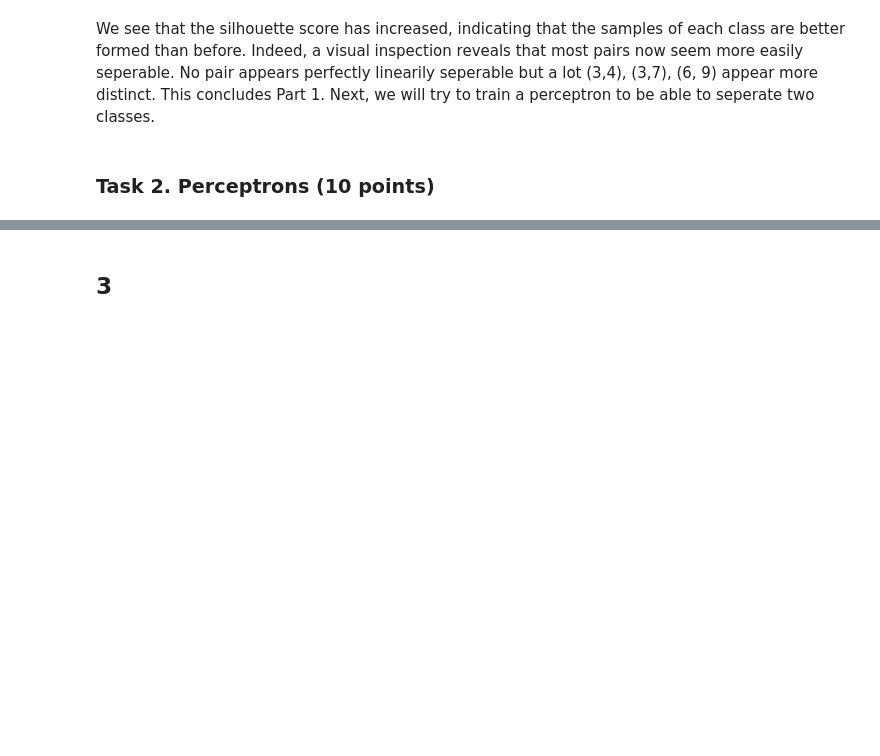
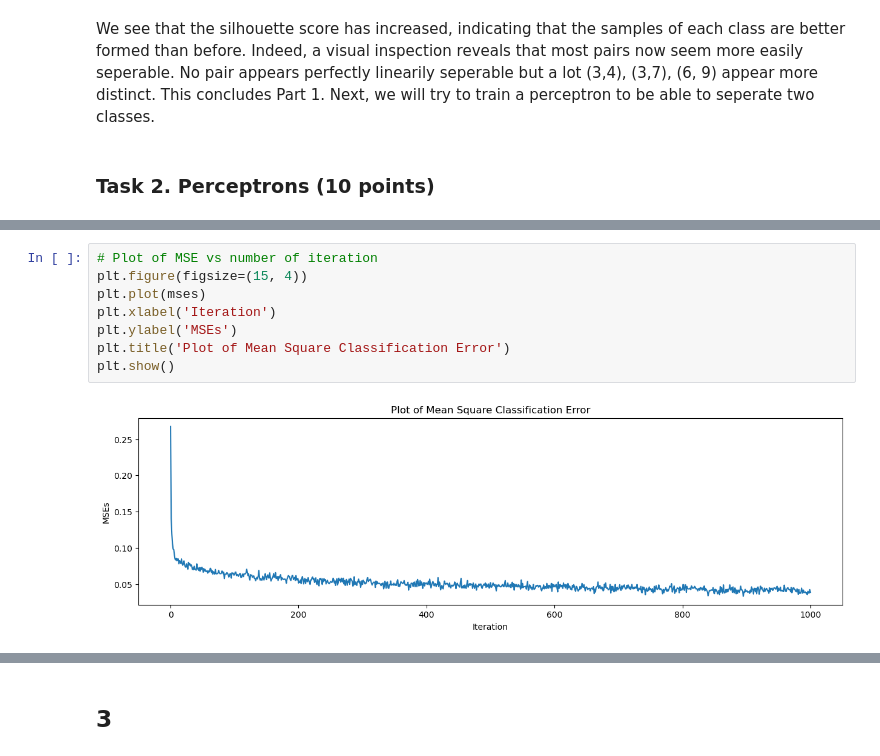
Before and after one commit to Manouil/ffoml, a Jupyter notebook: ga2.ipynb, the cells around one changed output, grey strips where cells are left out. Drawn from its saved outputs; the diff is of its cells as text; blank space fills up the shorter version.

```diff
--- a/ga2.ipynb
+++ b/ga2.ipynb
@@ -165,0 +251,10 @@ We see that the silhouette score has increased, indicating that the samples of e
+# %%
+# Plot of MSE vs number of iteration
+plt.figure(figsize=(15, 4))
+plt.plot(mses)
+plt.xlabel('Iteration')
+plt.ylabel('MSEs')
+plt.title('Plot of Mean Square Classification Error')
+plt.show()
+# %% [output]
+[figure, added]
```
Also changed, not shown: parts of 29 cells of this notebook, 1 other file.
